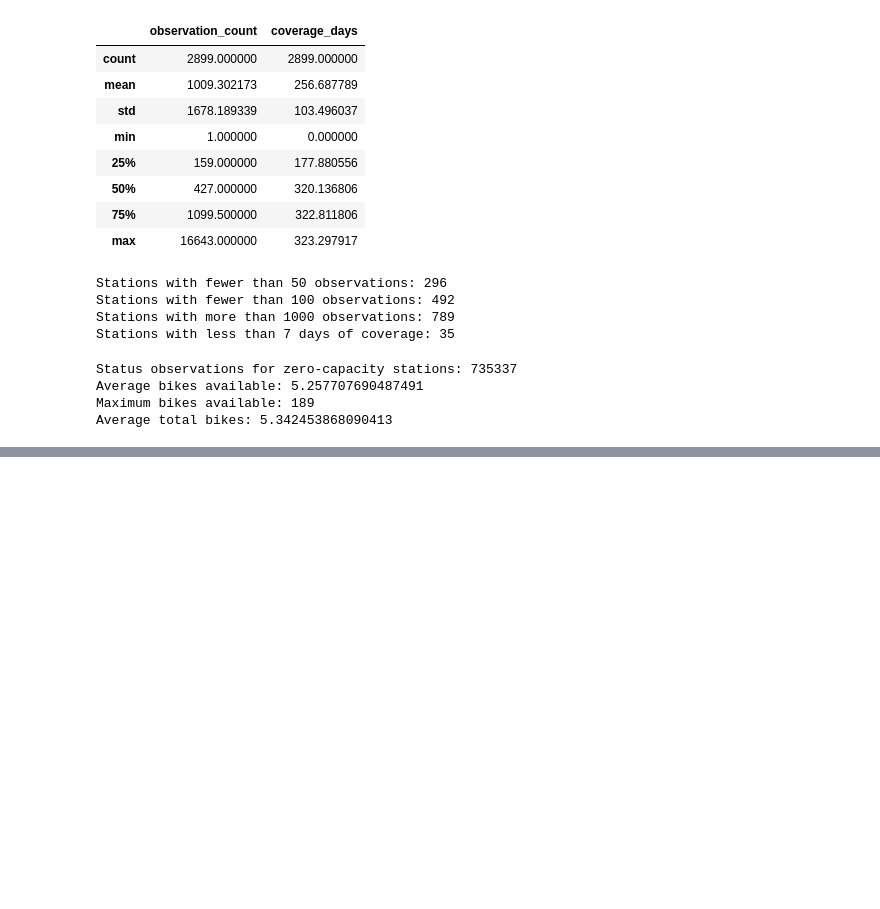
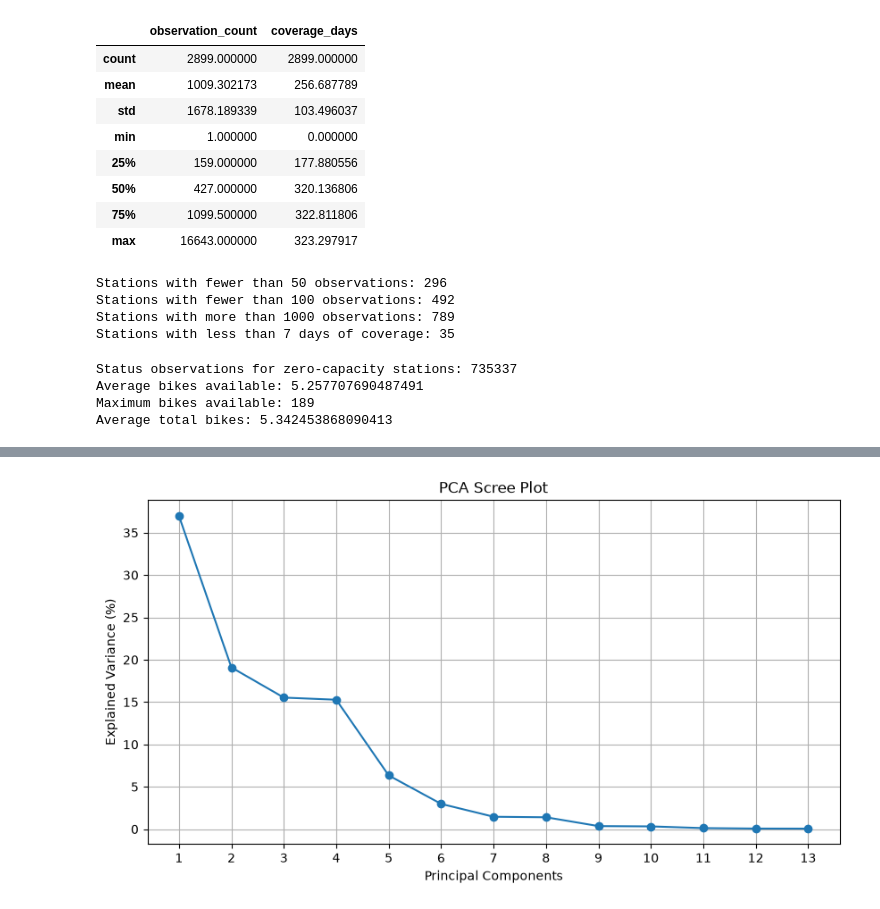
Before and after one commit to haitam-l/Challenge-DASCI, a Jupyter notebook: Notebooks/clustering_trips.ipynb, the cells around one changed output, grey strips where cells are left out. Drawn from its saved outputs; the diff is of its cells as text; code cells hidden in the pictures; blank space fills up the shorter version.

```diff
--- a/Notebooks/clustering_trips.ipynb
+++ b/Notebooks/clustering_trips.ipynb
@@ -1047,0 +1583,9 @@ Each station will have one row in the resulting feature dataset.
+# %%
+from sklearn.decomposition import PCA
+
+pca = PCA()
+
+X_pca = pca.fit_transform(X_scaled)
+
+print("Original shape:", X_scaled.shape)
+print("PCA shape:", X_pca.shape)
@@ -1047,0 +1595,11 @@ Each station will have one row in the resulting feature dataset.
+# %%
+explained_variance = pca.explained_variance_ratio_
+
+cumulative_variance = explained_variance.cumsum()
+
+for i in range(len(explained_variance)):
+    print(
+        f"PC{i+1}: "
+        f"{explained_variance[i]*100:.2f}% | "
+        f"Cumulative: {cumulative_variance[i]*100:.2f}%"
+    )
@@ -1047,0 +1620,20 @@ Each station will have one row in the resulting feature dataset.
+# %%
+import matplotlib.pyplot as plt
+
+plt.figure(figsize=(10, 5))
+
+plt.plot(
+    range(1, len(explained_variance) + 1),
+    explained_variance * 100,
+    marker="o"
+)
+
+plt.xlabel("Principal Components")
+plt.ylabel("Explained Variance (%)")
+plt.title("PCA Scree Plot")
+plt.xticks(range(1, 14))
+plt.grid(True)
+
+plt.show()
+# %% [output]
+[figure, added]
```
Also changed, not shown: parts of 81 cells of this notebook.
